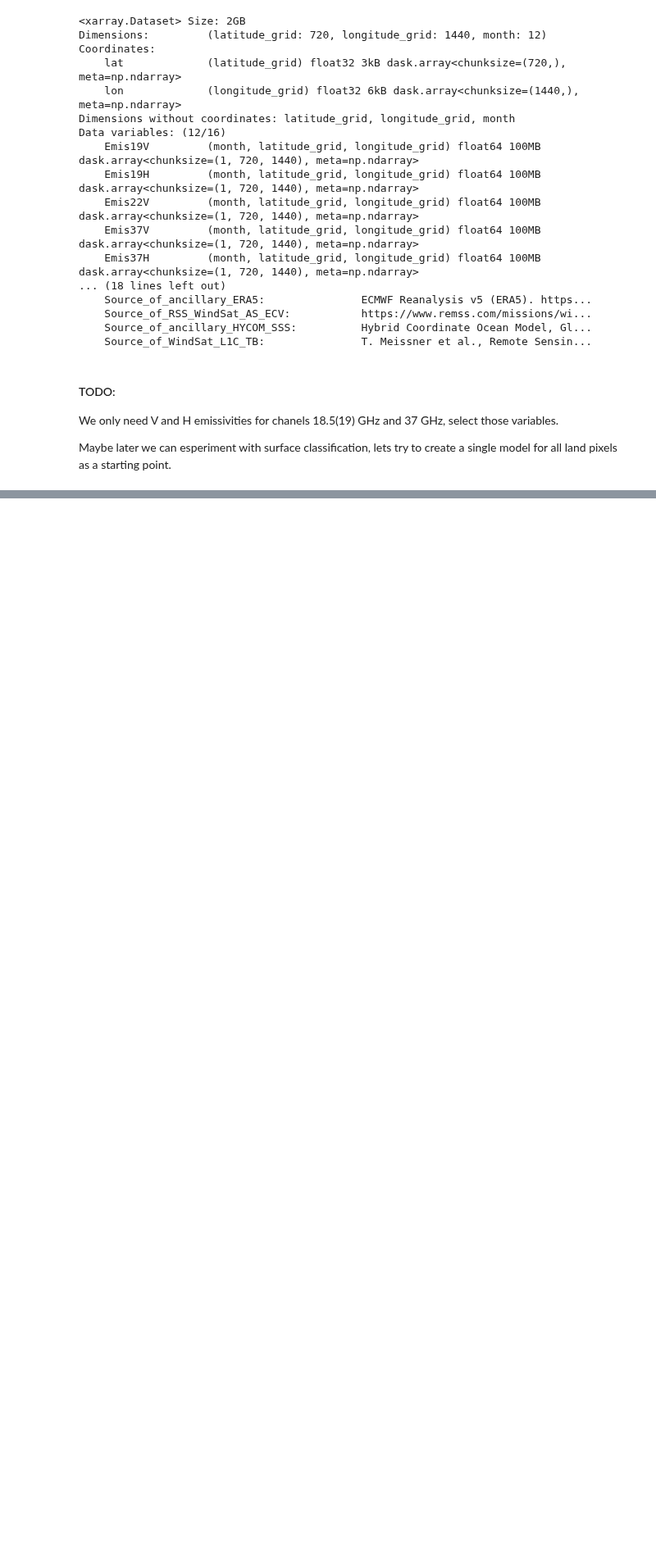
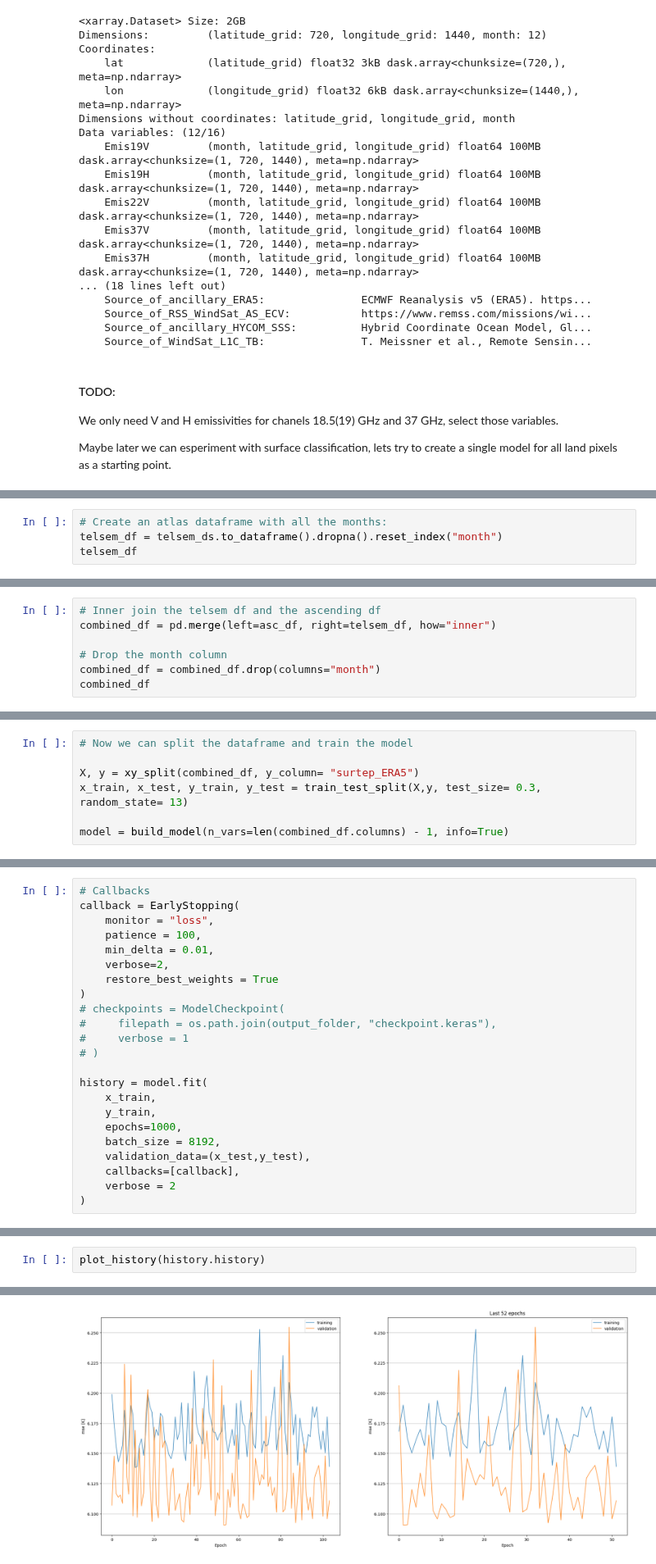
Before and after one commit to AndresTerrer/PMW_LST, a Jupyter notebook: notebooks/protopypes/Emissivity_Training.ipynb, the cells around one changed output, grey strips where cells are left out. Shown at 82% size. Cells and saved outputs as stored; diff of their text form; blank space fills up the shorter version.

Commit message:
first emissivity training

```diff
--- a/notebooks/protopypes/Emissivity_Training.ipynb
+++ b/notebooks/protopypes/Emissivity_Training.ipynb
@@ -122,0 +203,4 @@ ascds.sel(day_number = 2).tbtoa_37Ghz_V.plot(ax = ax, cmap = "jet")
+# %%
+# Create an atlas dataframe with all the months:
+telsem_df = telsem_ds.to_dataframe().dropna().reset_index("month")
+telsem_df
@@ -139,0 +300,7 @@ ValueError: conflicting sizes for dimension 'day_number': length 366 on 'month'
+# %%
+# Inner join the telsem df and the ascending df
+combined_df = pd.merge(left=asc_df, right=telsem_df, how="inner")
+
+# Drop the month column
+combined_df = combined_df.drop(columns="month")
+combined_df
@@ -139,0 +343,7 @@ ValueError: conflicting sizes for dimension 'day_number': length 366 on 'month'
+# %%
+# Now we can split the dataframe and train the model
+
+X, y = xy_split(combined_df, y_column= "surtep_ERA5")
+x_train, x_test, y_train, y_test = train_test_split(X,y, test_size= 0.3, random_state= 13)
+
+model = build_model(n_vars=len(combined_df.columns) - 1, info=True)
@@ -139,0 +369,23 @@ ValueError: conflicting sizes for dimension 'day_number': length 366 on 'month'
+# %%
+# Callbacks
+callback = EarlyStopping(
+    monitor = "loss",
+    patience = 100,
+    min_delta = 0.01,
+    verbose=2,
+    restore_best_weights = True
+)
+# checkpoints = ModelCheckpoint(
+#     filepath = os.path.join(output_folder, "checkpoint.keras"),
+#     verbose = 1
+# )
+
+history = model.fit(
+    x_train,
+    y_train,
+    epochs=1000,
+    batch_size = 8192,
+    validation_data=(x_test,y_test),
+    callbacks=[callback],
+    verbose = 2
+)
@@ -139,0 +410,3 @@ ValueError: conflicting sizes for dimension 'day_number': length 366 on 'month'
+# %%
+plot_history(history.history)
+# %% [output]
@@ -139,0 +417 @@ ValueError: conflicting sizes for dimension 'day_number': length 366 on 'month'
+[figure, added]
```
Also changed, not shown: parts of 17 cells of this notebook.
